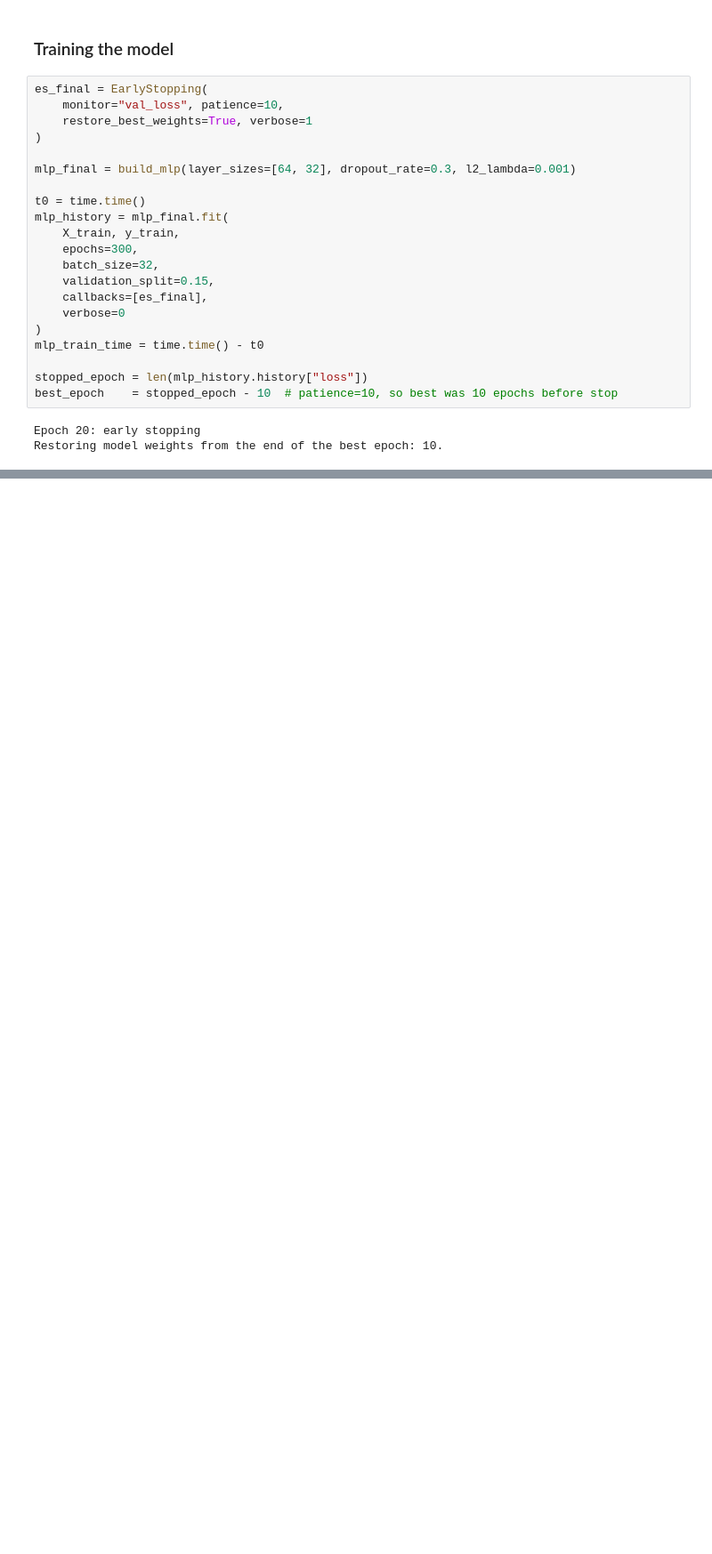
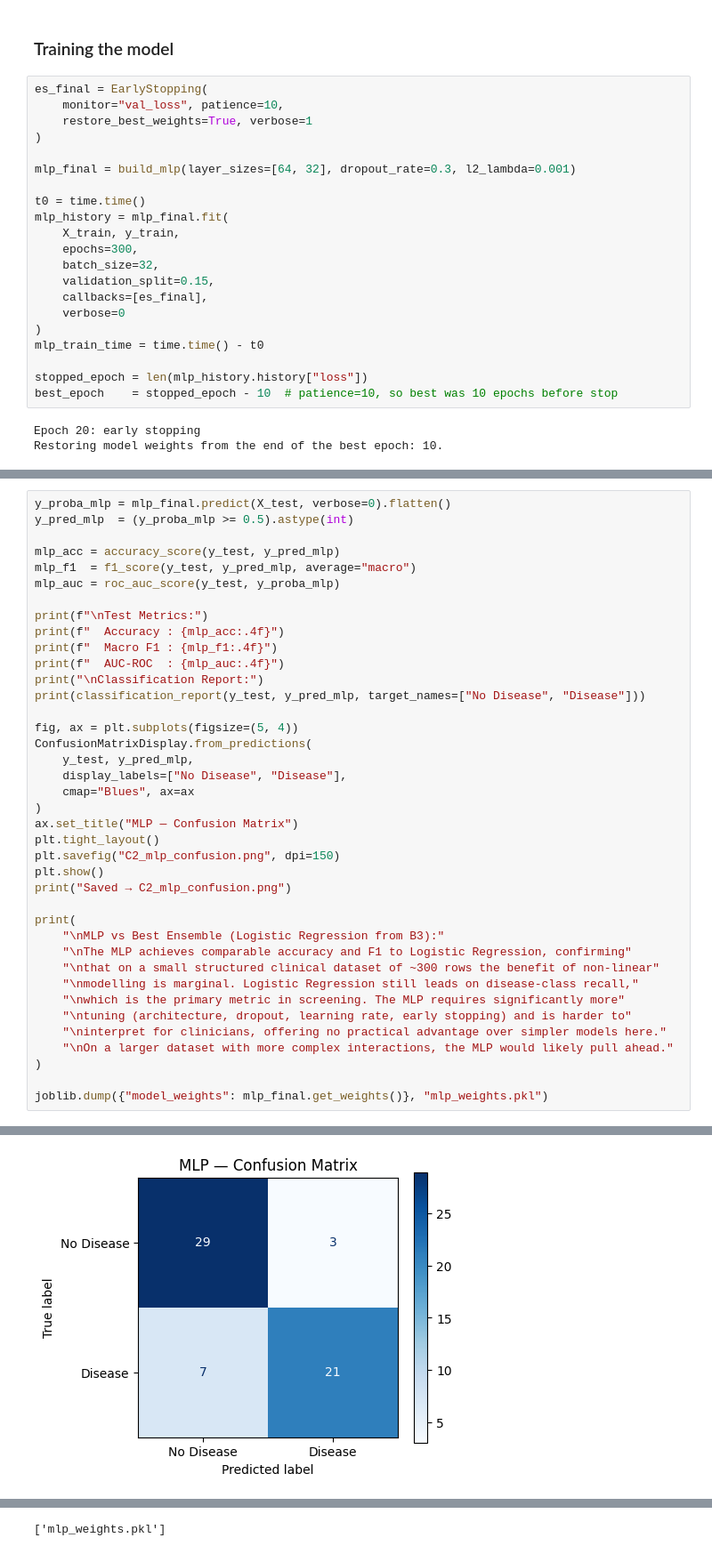
Before and after one commit to maryam2004-hub/i23-6004-DM-Assignment4, a Jupyter notebook: i23_6004_DS_B_DMAssignment4.ipynb, the cells around one changed output, grey strips where cells are left out. Shown at 89% size. Drawn from its saved outputs; the diff is of its cells as text; blank space fills up the shorter version.

```diff
--- a/i23_6004_DS_B_DMAssignment4.ipynb
+++ b/i23_6004_DS_B_DMAssignment4.ipynb
@@ -1365,0 +1435,40 @@ Restoring model weights from the end of the best epoch: 10.
+# %%
+y_proba_mlp = mlp_final.predict(X_test, verbose=0).flatten()
+y_pred_mlp  = (y_proba_mlp >= 0.5).astype(int)
+
+mlp_acc = accuracy_score(y_test, y_pred_mlp)
+mlp_f1  = f1_score(y_test, y_pred_mlp, average="macro")
+mlp_auc = roc_auc_score(y_test, y_proba_mlp)
+
+print(f"\nTest Metrics:")
+print(f"  Accuracy : {mlp_acc:.4f}")
+print(f"  Macro F1 : {mlp_f1:.4f}")
+print(f"  AUC-ROC  : {mlp_auc:.4f}")
+print("\nClassification Report:")
+print(classification_report(y_test, y_pred_mlp, target_names=["No Disease", "Disease"]))
+
+fig, ax = plt.subplots(figsize=(5, 4))
+ConfusionMatrixDisplay.from_predictions(
+    y_test, y_pred_mlp,
+    display_labels=["No Disease", "Disease"],
+    cmap="Blues", ax=ax
+)
+ax.set_title("MLP — Confusion Matrix")
+plt.tight_layout()
+plt.savefig("C2_mlp_confusion.png", dpi=150)
+plt.show()
+print("Saved → C2_mlp_confusion.png")
+
+print(
+    "\nMLP vs Best Ensemble (Logistic Regression from B3):"
+    "\nThe MLP achieves comparable accuracy and F1 to Logistic Regression, confirming"
+    "\nthat on a small structured clinical dataset of ~300 rows the benefit of non-linear"
+    "\nmodelling is marginal. Logistic Regression still leads on disease-class recall,"
+    "\nwhich is the primary metric in screening. The MLP requires significantly more"
+    "\ntuning (architecture, dropout, learning rate, early stopping) and is harder to"
+    "\ninterpret for clinicians, offering no practical advantage over simpler models here."
+    "\nOn a larger dataset with more complex interactions, the MLP would likely pull ahead."
+)
+
+joblib.dump({"model_weights": mlp_final.get_weights()}, "mlp_weights.pkl")
+# %% [output]
@@ -1365,0 +1489 @@ Restoring model weights from the end of the best epoch: 10.
+[figure, added]
@@ -1365,0 +1500 @@ Restoring model weights from the end of the best epoch: 10.
+['mlp_weights.pkl']
```
Also changed, not shown: parts of 6 cells of this notebook.
